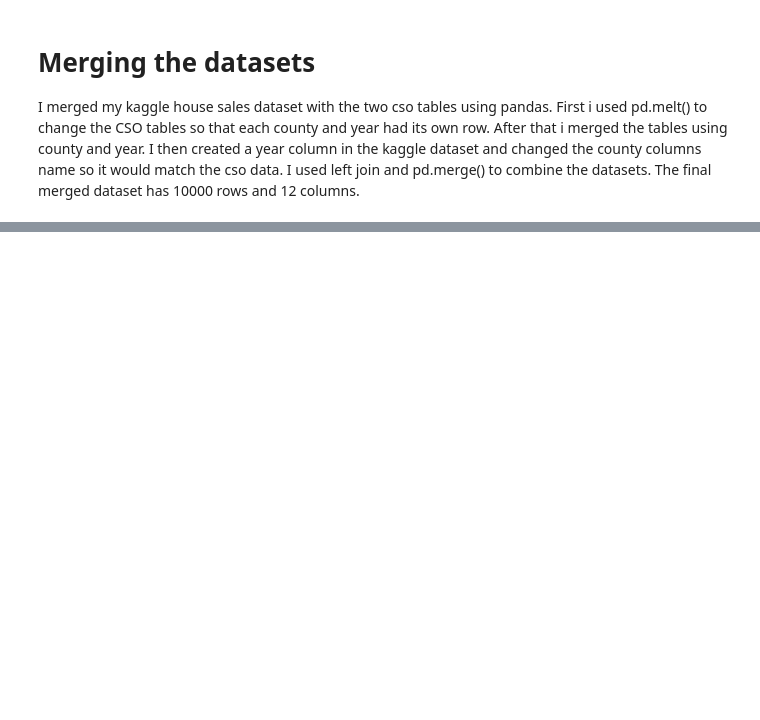
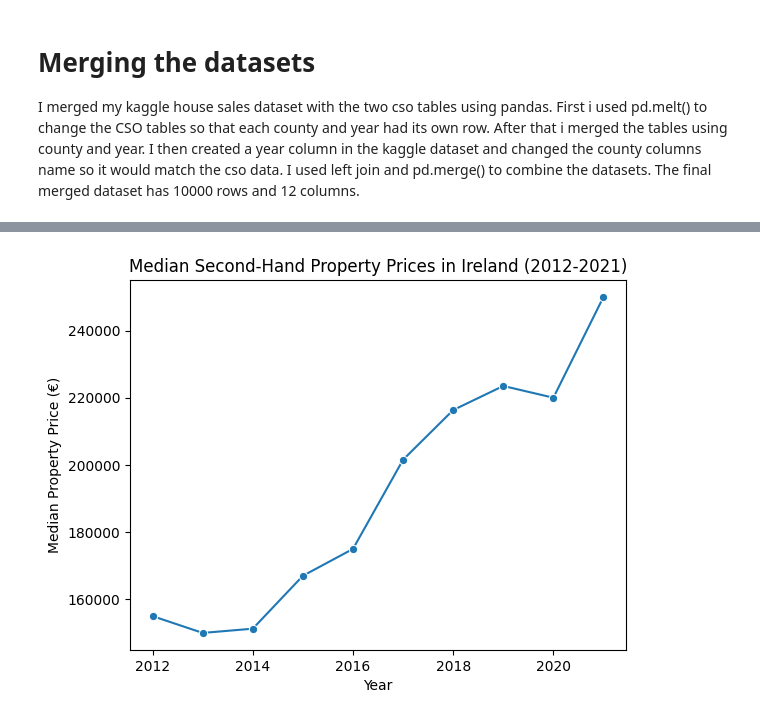
Before and after one commit to charlieswan7/Data-Acquisition-Project, a Jupyter notebook: Data_Acquisition_Project.ipynb, the cells around one changed output, grey strips where cells are left out. Cells and saved outputs as stored; diff of their text form; code cells hidden in the pictures; blank space fills up the shorter version.

```diff
--- a/Data_Acquisition_Project.ipynb
+++ b/Data_Acquisition_Project.ipynb
@@ -600,0 +721,15 @@ I merged my kaggle house sales dataset with the two cso tables using pandas. Fir
+# %%
+df_sample_large = df_filtered.sample(n=50000, random_state=42)
+
+df_sample_large["Year"] = df_sample_large["date_of_sale"].dt.year
+
+df_sample_large = df_sample_large.rename(columns={"county": "County"})
+# %%
+df_merged_large = pd.merge(
+    df_sample_large,
+    df_income,
+    on=["County", "Year"],
+    how="left"
+)
+
+df_merged_large.shape
@@ -600,0 +738,8 @@ I merged my kaggle house sales dataset with the two cso tables using pandas. Fir
+# %%
+df_clean = df_merged_large[
+    (df_merged_large["not_full_market_price"] == False) &
+    (df_merged_large["vat_exclusive"] == False) &
+    (df_merged_large["description"] == "Second-Hand Dwelling house /Apartment")
+]
+
+df_clean.shape
@@ -600,0 +794,3 @@ I merged my kaggle house sales dataset with the two cso tables using pandas. Fir
+# %%
+yearly_prices = df_clean.groupby("Year")["price_eur"].median().reset_index()
+yearly_prices
@@ -600,0 +809,12 @@ I merged my kaggle house sales dataset with the two cso tables using pandas. Fir
+# %%
+import seaborn as sns
+import matplotlib.pyplot as plt
+
+sns.lineplot(data=yearly_prices, x="Year", y="price_eur", marker="o")
+
+plt.title("Median Second-Hand Property Prices in Ireland (2012-2021)")
+plt.xlabel("Year")
+plt.ylabel("Median Property Price (€)")
+plt.show()
+# %% [output]
+[figure, added]
```
Also changed, not shown: parts of 38 cells of this notebook.
